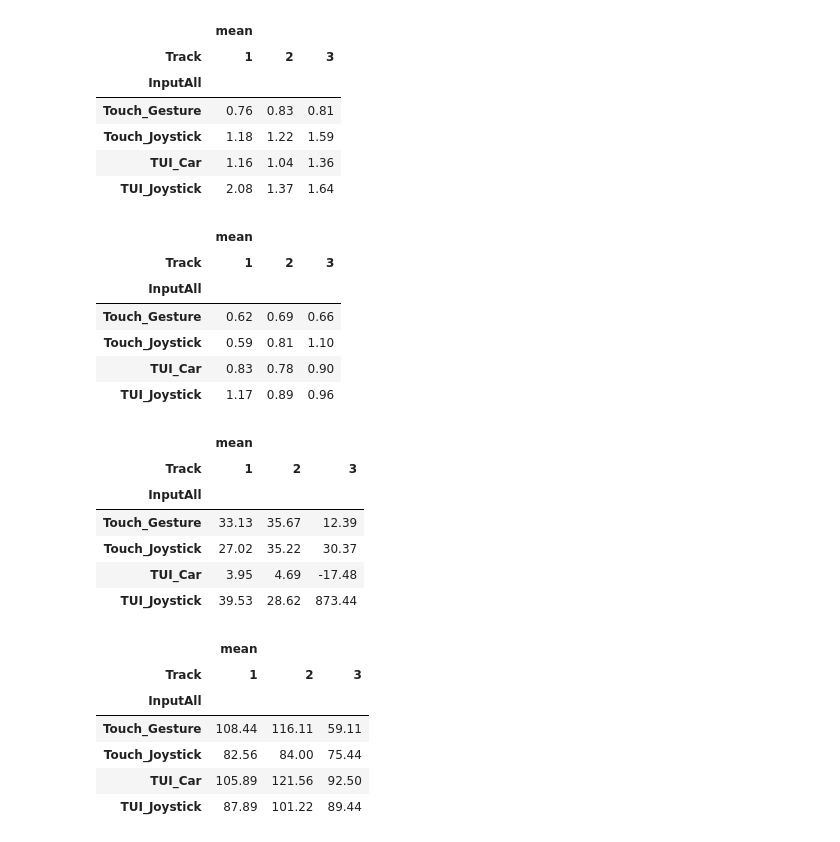
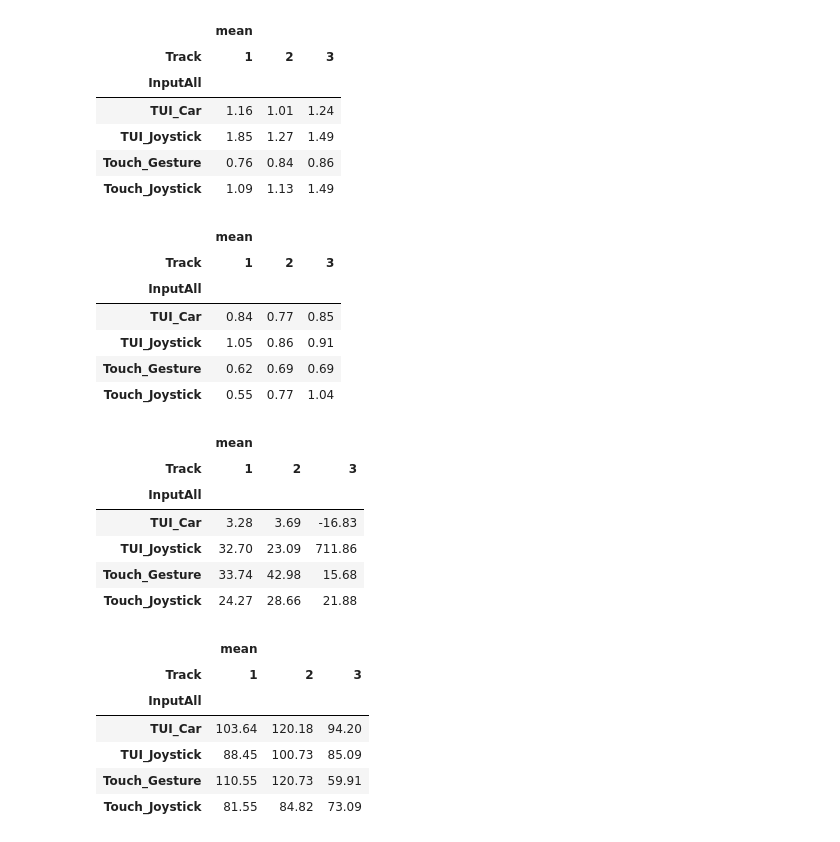
Before and after one commit to eqbic/Masterarbeit-Evaluation, a Jupyter notebook: evaluation_prototype.ipynb, the cells around one changed output. Drawn from its saved outputs; the diff is of its cells as text; code cells hidden in the pictures.

```diff
--- a/evaluation_prototype.ipynb
+++ b/evaluation_prototype.ipynb
@@ -137,3 +360,3 @@ class ResultPlotter:
 # %%
-plotter = ResultPlotter([11, 12])
-plotter.summary()
+track_plotter = TrackResultPlotter()
+# track_plotter.summary()
@@ -158,40 +378,40 @@ plotter.summary()
 # %%
-plotter.print_result(ResultParam.MeanError, InputFilter.InputAll, aggfunc='mean', color=True, plot=False)
+track_plotter.print_result(ResultParam.MeanError, InputFilter.InputAll, aggfunc='mean', color=True, plot=False)
 # %% [output]
 |  | mean |  |  |
 | Track | 1 | 2 | 3 |
 | InputAll |  |  |  |
-| Touch_Gesture | 0.76 | 0.83 | 0.81 |
-| Touch_Joystick | 1.18 | 1.22 | 1.59 |
-| TUI_Car | 1.16 | 1.04 | 1.36 |
-| TUI_Joystick | 2.08 | 1.37 | 1.64 |
+| TUI_Car | 1.16 | 1.01 | 1.24 |
+| TUI_Joystick | 1.85 | 1.27 | 1.49 |
+| Touch_Gesture | 0.76 | 0.84 | 0.86 |
+| Touch_Joystick | 1.09 | 1.13 | 1.49 |
 # %%
-plotter.print_result(ResultParam.MedianError, InputFilter.InputAll, aggfunc='mean', color=True, plot=False)
+track_plotter.print_result(ResultParam.MedianError, InputFilter.InputAll, aggfunc='mean', color=True, plot=False)
 # %% [output]
 |  | mean |  |  |
 | Track | 1 | 2 | 3 |
 | InputAll |  |  |  |
-| Touch_Gesture | 0.62 | 0.69 | 0.66 |
-| Touch_Joystick | 0.59 | 0.81 | 1.10 |
-| TUI_Car | 0.83 | 0.78 | 0.90 |
-| TUI_Joystick | 1.17 | 0.89 | 0.96 |
+| TUI_Car | 0.84 | 0.77 | 0.85 |
+| TUI_Joystick | 1.05 | 0.86 | 0.91 |
+| Touch_Gesture | 0.62 | 0.69 | 0.69 |
+| Touch_Joystick | 0.55 | 0.77 | 1.04 |
 # %%
-plotter.print_result(ResultParam.DeltaDistance, InputFilter.InputAll, aggfunc='mean', color=True, plot=False)
+track_plotter.print_result(ResultParam.DeltaDistance, InputFilter.InputAll, aggfunc='mean', color=True, plot=False)
 # %% [output]
 |  | mean |  |  |
 | Track | 1 | 2 | 3 |
 | InputAll |  |  |  |
-| Touch_Gesture | 33.13 | 35.67 | 12.39 |
-| Touch_Joystick | 27.02 | 35.22 | 30.37 |
-| TUI_Car | 3.95 | 4.69 | -17.48 |
-| TUI_Joystick | 39.53 | 28.62 | 873.44 |
+| TUI_Car | 3.28 | 3.69 | -16.83 |
+| TUI_Joystick | 32.70 | 23.09 | 711.86 |
+| Touch_Gesture | 33.74 | 42.98 | 15.68 |
+| Touch_Joystick | 24.27 | 28.66 | 21.88 |
 # %%
-plotter.print_result(ResultParam.Time, InputFilter.InputAll, aggfunc='mean', color=True, plot=False)
+track_plotter.print_result(ResultParam.Time, InputFilter.InputAll, aggfunc='mean', color=True, plot=False)
 # %% [output]
 |  | mean |  |  |
 | Track | 1 | 2 | 3 |
 | InputAll |  |  |  |
-| Touch_Gesture | 108.44 | 116.11 | 59.11 |
-| Touch_Joystick | 82.56 | 84.00 | 75.44 |
-| TUI_Car | 105.89 | 121.56 | 92.50 |
-| TUI_Joystick | 87.89 | 101.22 | 89.44 |
+| TUI_Car | 103.64 | 120.18 | 94.20 |
+| TUI_Joystick | 88.45 | 100.73 | 85.09 |
+| Touch_Gesture | 110.55 | 120.73 | 59.91 |
+| Touch_Joystick | 81.55 | 84.82 | 73.09 |
```
Also changed, not shown: parts of 3 cells of this notebook, 2 other files.
